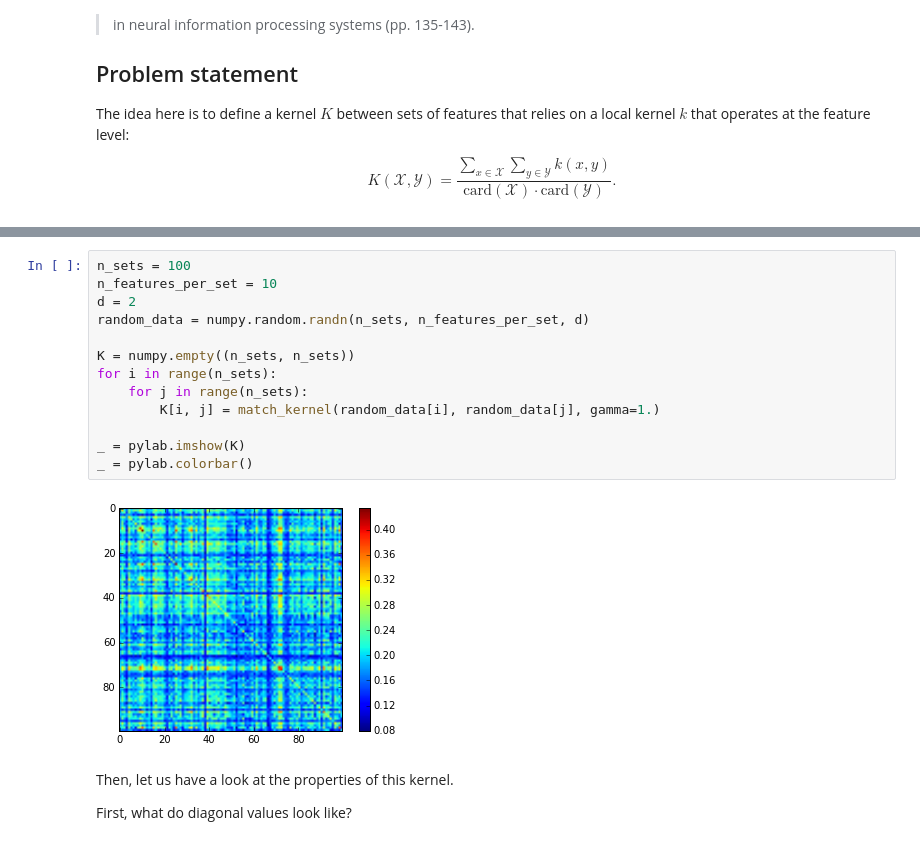
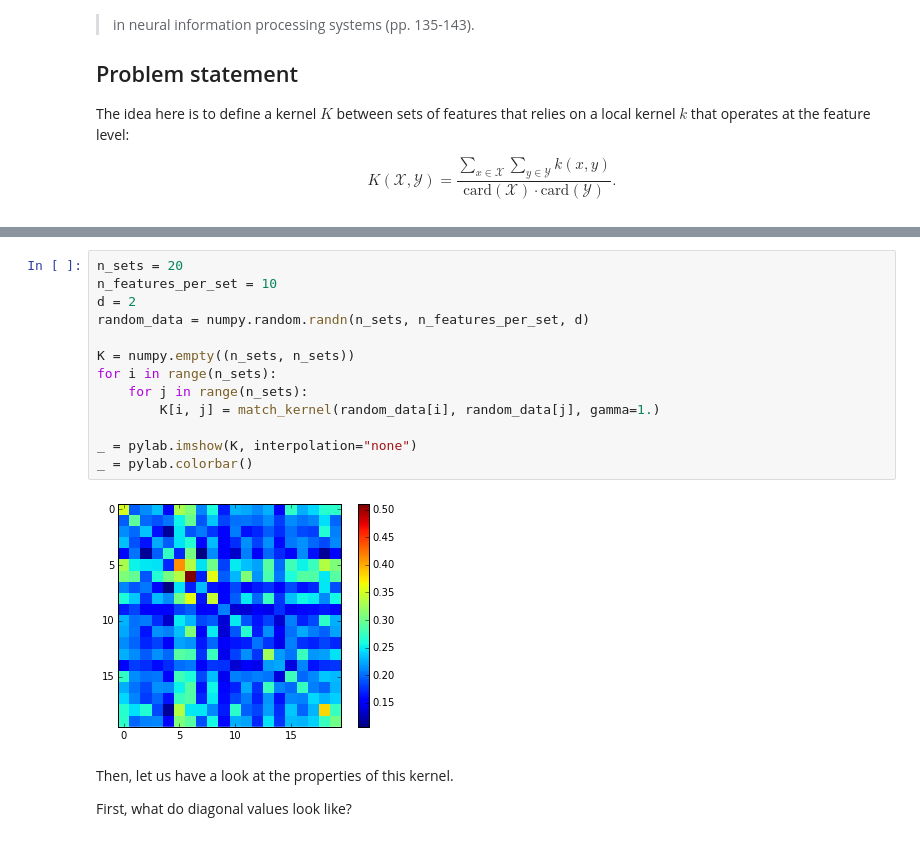
Before and after one commit to afcarl/Homework-1, a Jupyter notebook: pynb/match_kernel.ipynb, the cells around one changed output, grey strips where cells are left out. Saved outputs shown, nothing was run; the diff lists cells and outputs as text.

```diff
--- a/pynb/match_kernel.ipynb
+++ b/pynb/match_kernel.ipynb
@@ -37,18 +37,18 @@ for s in random_data:
 # %%
-n_sets = 100
+n_sets = 20
 n_features_per_set = 10
 d = 2
 random_data = numpy.random.randn(n_sets, n_features_per_set, d)
 
 K = numpy.empty((n_sets, n_sets))
 for i in range(n_sets):
     for j in range(n_sets):
         K[i, j] = match_kernel(random_data[i], random_data[j], gamma=1.)
 
-_ = pylab.imshow(K)
+_ = pylab.imshow(K, interpolation="none")
 _ = pylab.colorbar()
 # %% [output]
-[figure, old version]
+[figure, new version]
 # %% [markdown]
 Then, let us have a look at the properties of this kernel.
 
```
Also changed, not shown: parts of 6 cells of this notebook.
